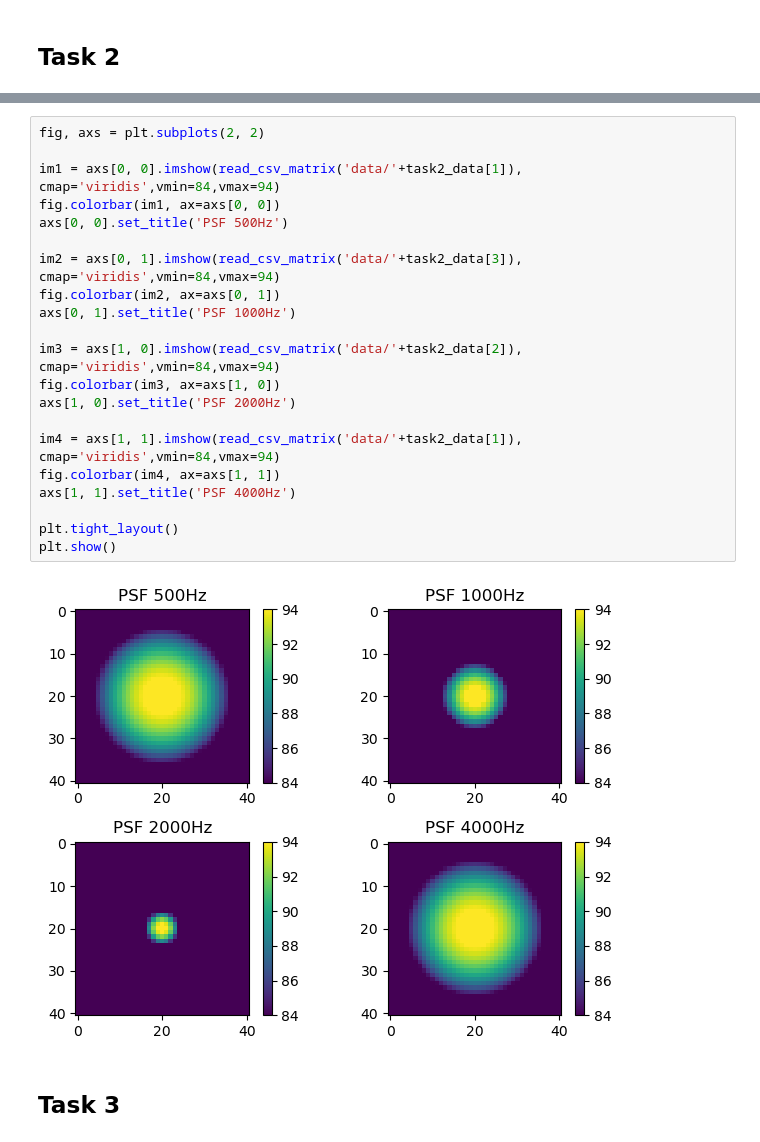
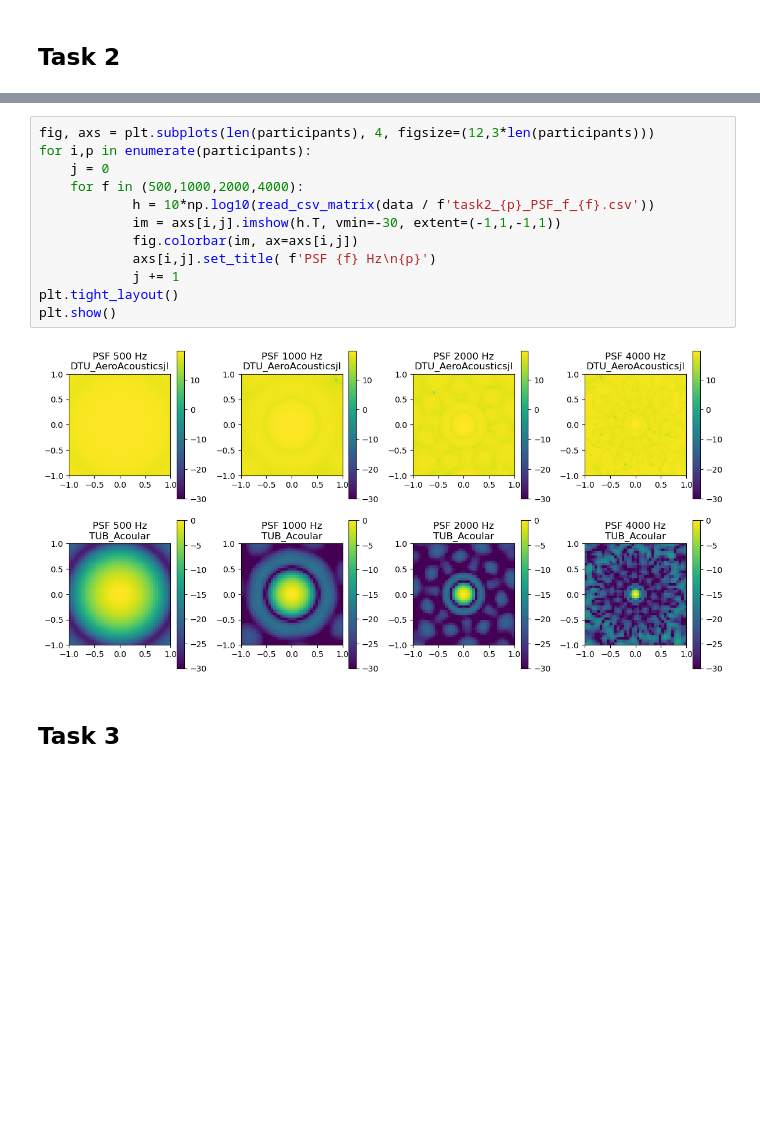
Before and after one commit to MicrophoneArrayBenchmarking/airfoil-in-kevlar-walled-windtunnel, a Jupyter notebook: Benchmark_results.ipynb, the cells around one changed output, grey strips where cells are left out. Cells and saved outputs as stored; diff of their text form; blank space fills up the shorter version.

```diff
--- a/Benchmark_results.ipynb
+++ b/Benchmark_results.ipynb
@@ -60,25 +41,16 @@ task2_data
-# %%
-fig, axs = plt.subplots(2, 2)
-
-im1 = axs[0, 0].imshow(read_csv_matrix('data/'+task2_data[1]), cmap='viridis',vmin=84,vmax=94)
-fig.colorbar(im1, ax=axs[0, 0])
-axs[0, 0].set_title('PSF 500Hz')
-
-im2 = axs[0, 1].imshow(read_csv_matrix('data/'+task2_data[3]), cmap='viridis',vmin=84,vmax=94)
-fig.colorbar(im2, ax=axs[0, 1])
-axs[0, 1].set_title('PSF 1000Hz')
-
-im3 = axs[1, 0].imshow(read_csv_matrix('data/'+task2_data[2]), cmap='viridis',vmin=84,vmax=94)
-fig.colorbar(im3, ax=axs[1, 0])
-axs[1, 0].set_title('PSF 2000Hz')
-
-im4 = axs[1, 1].imshow(read_csv_matrix('data/'+task2_data[1]), cmap='viridis',vmin=84,vmax=94)
-fig.colorbar(im4, ax=axs[1, 1])
-axs[1, 1].set_title('PSF 4000Hz')
-
-plt.tight_layout()
-plt.show()
-# %% [output]
-[figure, removed]
+# %%
+fig, axs = plt.subplots(len(participants), 4, figsize=(12,3*len(participants)))
+for i,p in enumerate(participants):
+    j = 0
+    for f in (500,1000,2000,4000):
+            h = 10*np.log10(read_csv_matrix(data / f'task2_{p}_PSF_f_{f}.csv'))
+            im = axs[i,j].imshow(h.T, vmin=-30, extent=(-1,1,-1,1))
+            fig.colorbar(im, ax=axs[i,j])
+            axs[i,j].set_title( f'PSF {f} Hz\n{p}')
+            j += 1
+plt.tight_layout()
+plt.show()
+# %% [output]
+[figure, added]
 # %% [markdown]
 ## Task 3
```
Also changed, not shown: parts of 24 cells of this notebook.
